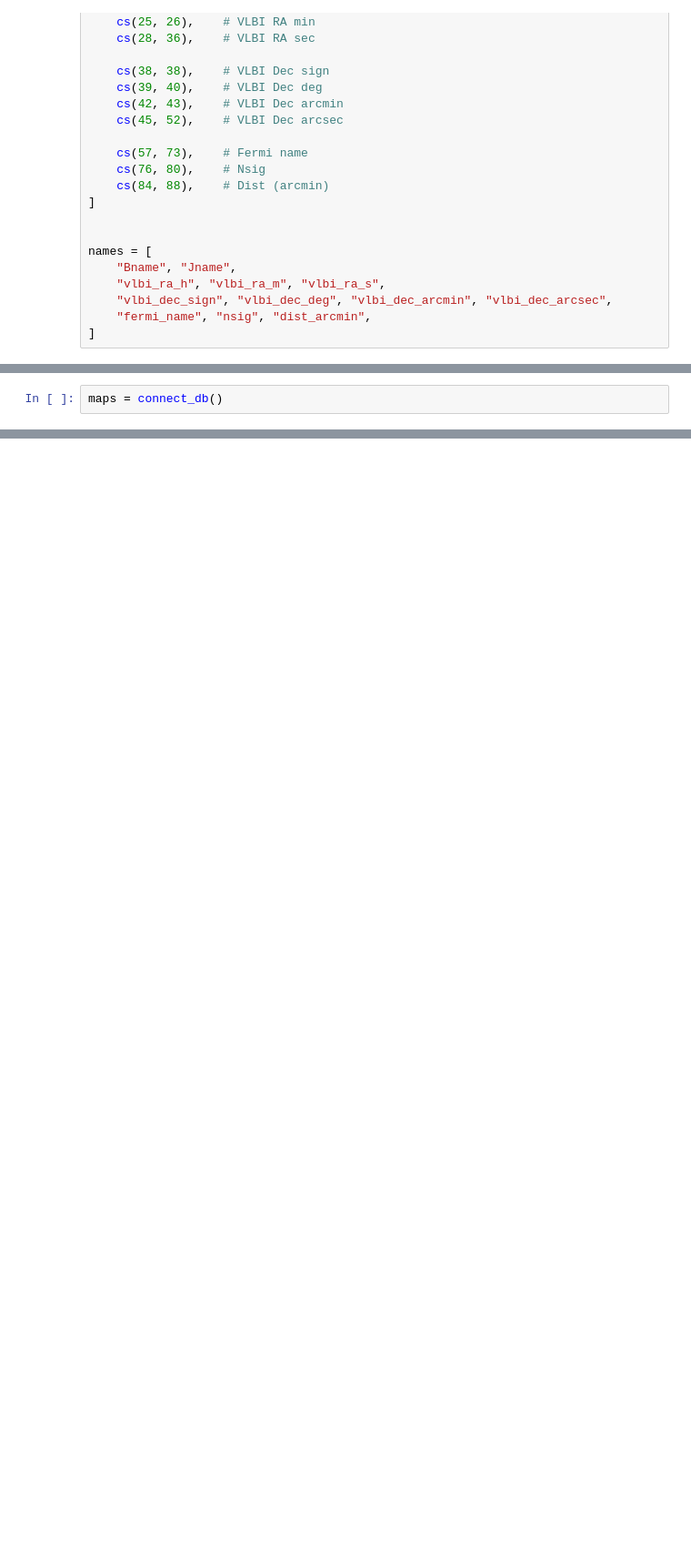
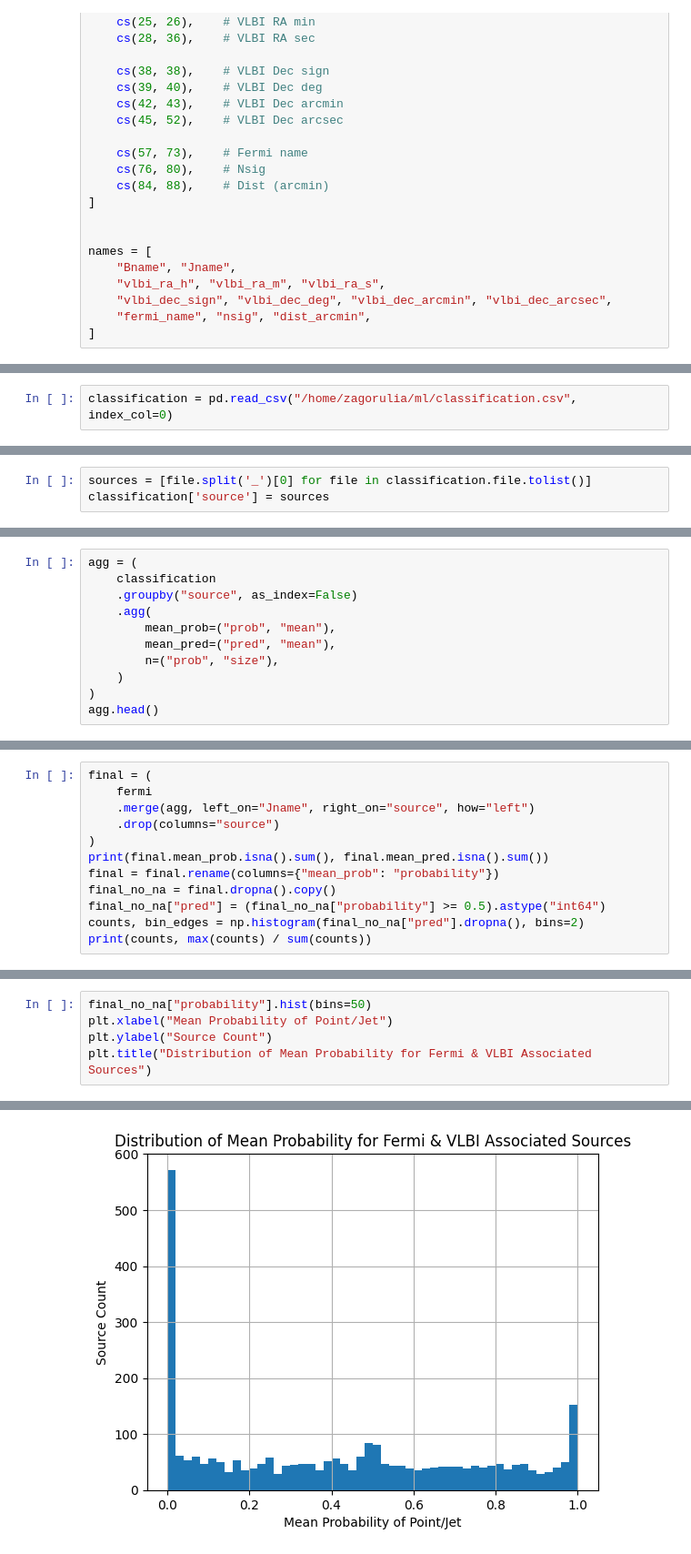
Before and after one commit to dimicorn/jet_agn_gamma, a Jupyter notebook: notebooks/fermi.ipynb, the cells around one changed output, grey strips where cells are left out. Shown at 91% size. Cells and saved outputs as stored; diff of their text form; blank space fills up the shorter version.

Commit message:
rfc & fermi & morphology association

```diff
--- a/notebooks/fermi.ipynb
+++ b/notebooks/fermi.ipynb
@@ -60,2 +52,2 @@ def connect_db() -> pd.DataFrame:
 # %%
-maps = connect_db()
+classification = pd.read_csv("/home/zagorulia/ml/classification.csv", index_col=0)
@@ -70,0 +54,3 @@ maps.head()
+# %%
+sources = [file.split('_')[0] for file in classification.file.tolist()]
+classification['source'] = sources
@@ -70,0 +66,11 @@ maps.head()
+# %%
+agg = (
+    classification
+    .groupby("source", as_index=False)
+    .agg(
+        mean_prob=("prob", "mean"),
+        mean_pred=("pred", "mean"),
+        n=("prob", "size"),
+    )
+)
+agg.head()
@@ -70,0 +84,12 @@ maps.head()
+# %%
+final = (
+    fermi
+    .merge(agg, left_on="Jname", right_on="source", how="left")
+    .drop(columns="source")
+)
+print(final.mean_prob.isna().sum(), final.mean_pred.isna().sum())
+final = final.rename(columns={"mean_prob": "probability"})
+final_no_na = final.dropna().copy()
+final_no_na["pred"] = (final_no_na["probability"] >= 0.5).astype("int64")
+counts, bin_edges = np.histogram(final_no_na["pred"].dropna(), bins=2)
+print(counts, max(counts) / sum(counts))
@@ -70,0 +99,6 @@ maps.head()
+# %%
+final_no_na["probability"].hist(bins=50)
+plt.xlabel("Mean Probability of Point/Jet")
+plt.ylabel("Source Count")
+plt.title("Distribution of Mean Probability for Fermi & VLBI Associated Sources")
+# %% [output]
@@ -70,0 +106 @@ maps.head()
+[figure, added]
```
Also changed, not shown: parts of 17 cells of this notebook, 8 other files.
